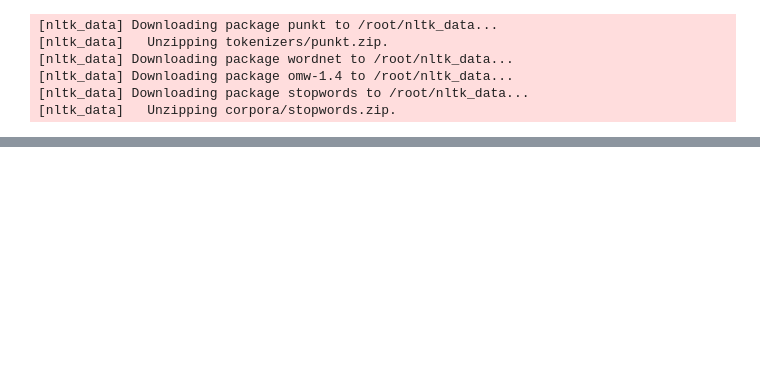
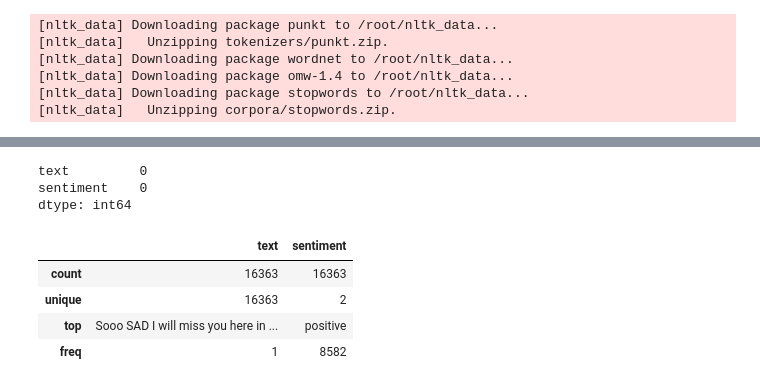
Before and after one commit to harishahamed26/Sentimental-Analysis, a Jupyter notebook: SentimentalAnalysis.ipynb, the cells around one changed output, grey strips where cells are left out. Saved outputs shown, nothing was run; the diff lists cells and outputs as text; code cells hidden in the pictures; blank space fills up the shorter version.

```diff
--- a/SentimentalAnalysis.ipynb
+++ b/SentimentalAnalysis.ipynb
@@ -40,0 +59,14 @@ RANDOM_SEED = 100
+# %%
+df_sentimentalDS.isna().sum()
+# %% [output]
+text         0
+sentiment    0
+dtype: int64
+# %%
+df_sentimentalDS.describe()
+# %% [output]
+|  | text | sentiment |
+| count | 16363 | 16363 |
+| unique | 16363 | 2 |
+| top | Sooo SAD I will miss you here in ... | positive |
+| freq | 1 | 8582 |
```
Also changed, not shown: parts of 8 cells of this notebook.
